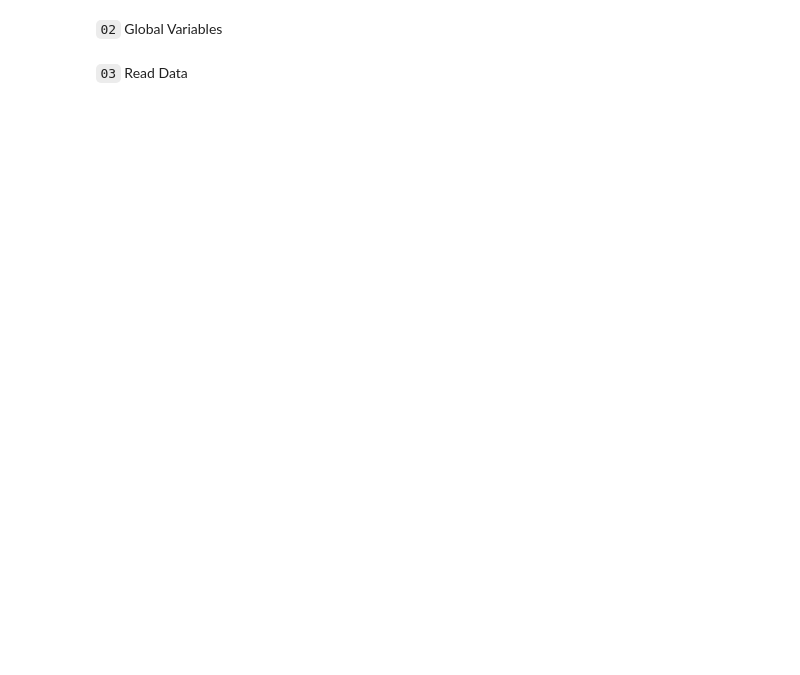
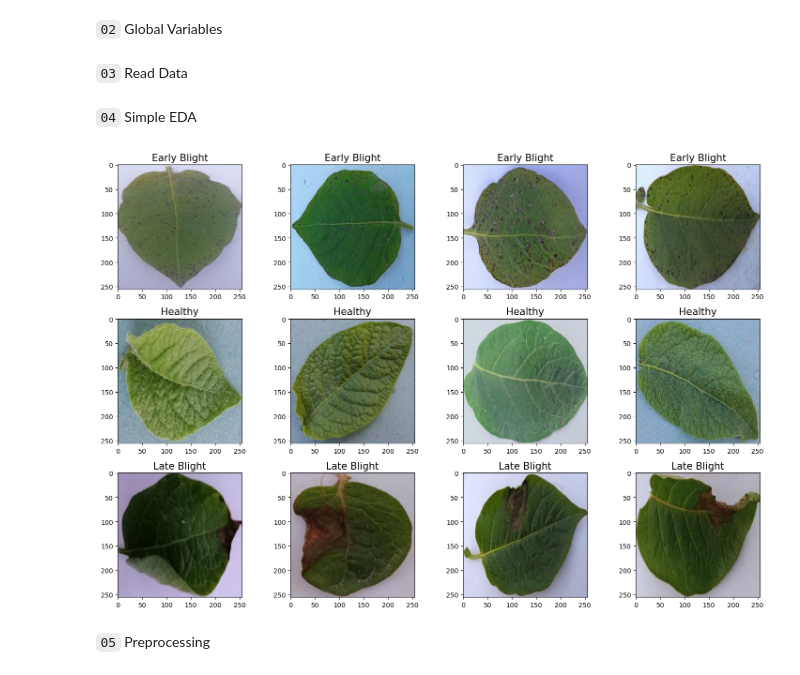
Before and after one commit to IsraaAbdelghany9/Computer_Vision_Projects, a Jupyter notebook: 01-Potato_Disease_Leaf/Project_nb.ipynb, the cells around one changed output. Cells and saved outputs as stored; diff of their text form; code cells hidden in the pictures; blank space fills up the shorter version.

Commit message:
EDA done start ,preprocessing for pretrained model

```diff
--- a/01-Potato_Disease_Leaf/Project_nb.ipynb
+++ b/01-Potato_Disease_Leaf/Project_nb.ipynb
@@ -16,6 +34,8 @@ import tensorflow as tf
 IMAGE_SIZE = 256
 BATCH_SIZE = 32
 CHANNELS = 3
+
+NUM_SAMPLES = 4
 # %% [markdown]
 `03` Read Data
 # %%
@@ -27,5 +47,45 @@ healthy_bath = os.path.join(data_dir, 'Training/Healthy')
 late_bight_path = os.path.join(data_dir, 'Training/Late_Blight')
 
 early_train_files = [os.path.join(early_bight_path, filename) for filename in os.listdir(early_bight_path)]
-healthy_train_files2 = [os.path.join(healthy_bath, filename) for filename in os.listdir(healthy_bath)]
-late_train_files3 = [os.path.join(late_bight_path, filename) for filename in os.listdir(late_bight_path)]
+healthy_train_files = [os.path.join(healthy_bath, filename) for filename in os.listdir(healthy_bath)]
+late_train_files = [os.path.join(late_bight_path, filename) for filename in os.listdir(late_bight_path)]
+# %% [markdown]
+`04` Simple EDA
+# %%
+# Create subplots for displaying images
+fig, axes = plt.subplots(3, NUM_SAMPLES, figsize=(15, 10))
+
+# Displaying Early Blight images
+early_sample = random.choice(early_train_files, NUM_SAMPLES, replace=False)
+for i, image_path in enumerate(early_sample):
+    ax = axes[0, i]
+    img = mpimg.imread(image_path)
+    ax.imshow(img)
+    ax.set_title('Early Blight', fontsize=15)
+    ax.axis('on')  # Show axis
+
+
+# Displaying Healthy images
+healthy_sample = random.choice(healthy_train_files, NUM_SAMPLES, replace=False)
+for i, image_path in enumerate(healthy_sample):
+    ax = axes[1, i]
+    img = mpimg.imread(image_path)
+    ax.imshow(img)
+    ax.set_title('Healthy', fontsize=15)
+    ax.axis('on')  # Show axis
+
+# Displaying Late Blight images
+late_sample = random.choice(late_train_files, NUM_SAMPLES, replace=False)
+for i, image_path in enumerate(late_sample):
+    ax = axes[2, i]
+    img = mpimg.imread(image_path)
+    ax.imshow(img)
+    ax.set_title('Late Blight', fontsize=15)
+    ax.axis('on')  # Show axis
+
+
+plt.tight_layout()
+# %% [output]
+[figure, added]
+# %% [markdown]
+`05` Preprocessing
```
Also changed, not shown: parts of 2 cells of this notebook.
